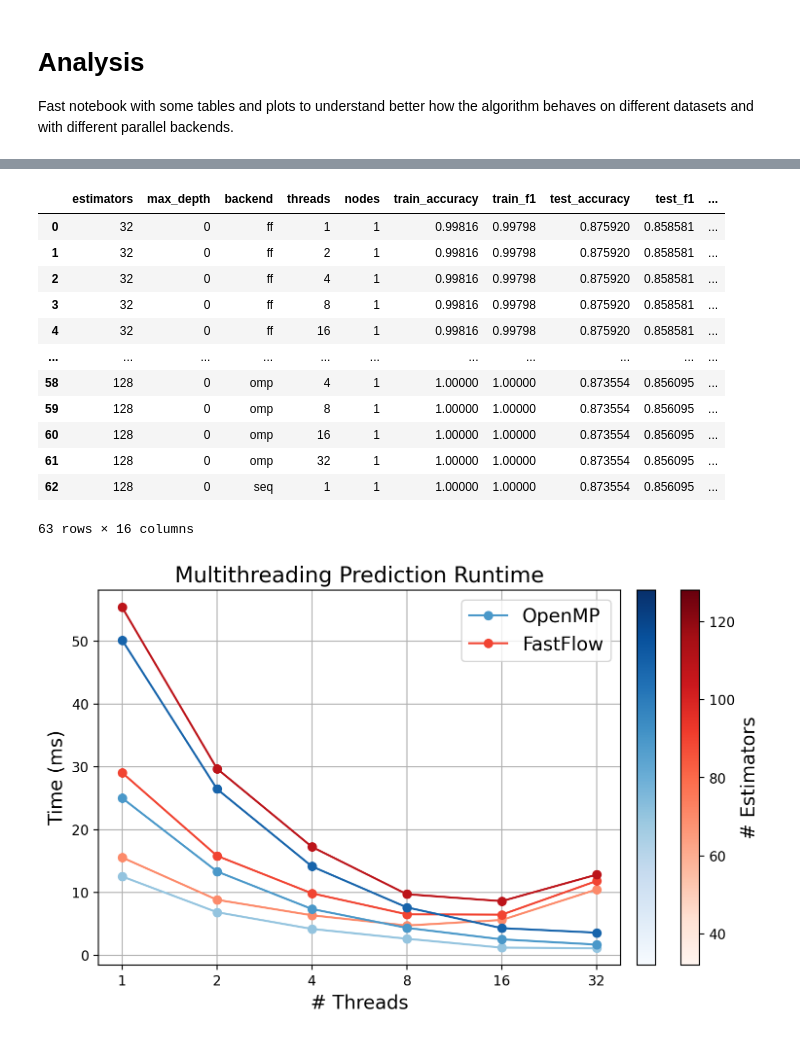
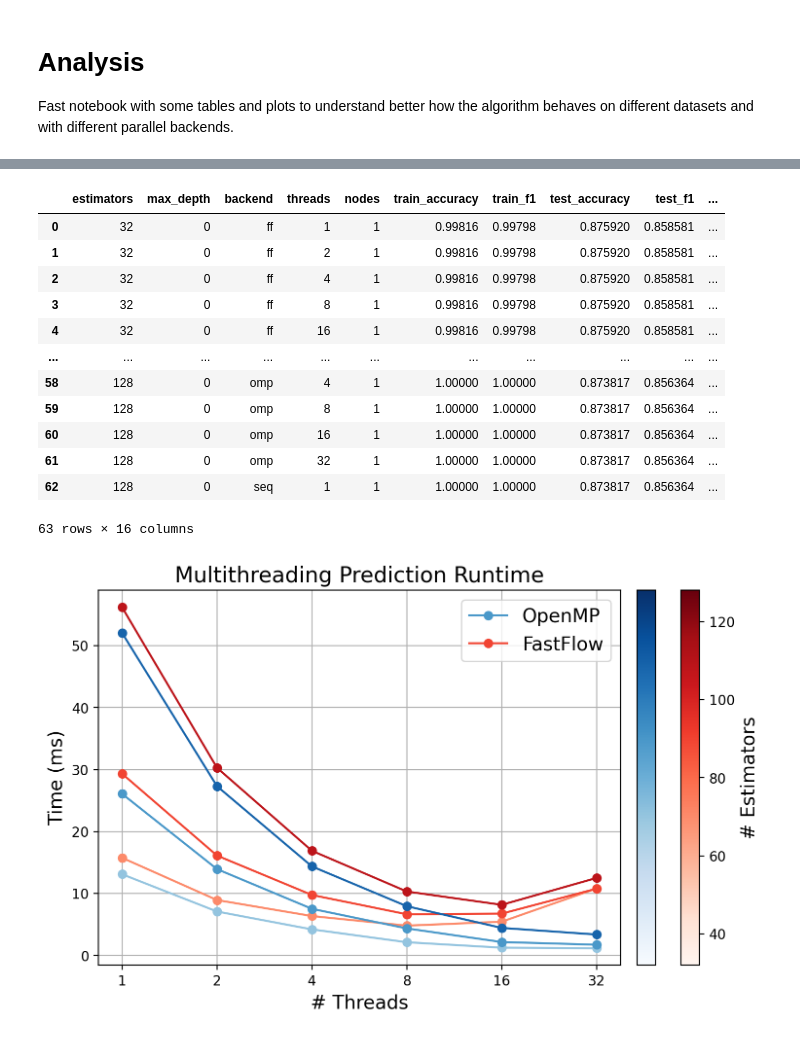
Before and after one commit to FedericoBustaffa/random_forest, a Jupyter notebook: notebooks/threading.ipynb, the cells around one changed output, grey strips where cells are left out. Cells and saved outputs as stored; diff of their text form; code cells hidden in the pictures.

```diff
--- a/notebooks/threading.ipynb
+++ b/notebooks/threading.ipynb
@@ -6,7 +6,7 @@ behaves on different datasets and with different parallel backends.
 # %%
 import pandas as pd
 
-df = pd.read_csv("../results/cluster_magic_5.csv")
+df = pd.read_csv("../results/cluster_magic_6.csv")
 df
 # %% [output]
 |  | estimators | max_depth | backend | threads | nodes | train_accuracy | train_f1 | test_accuracy | test_f1 | ... |
@@ -187,7 +175,7 @@ from matplotlib.cm import ScalarMappable
 from matplotlib.colors import Normalize
 
 omp = df[df["backend"] == "omp"]
-ff  = df[df["backend"] == "ff"]
+ff = df[df["backend"] == "ff"]
 
 estimators = np.sort(df["estimators"].unique())
 
@@ -195,21 +183,15 @@ fig, ax = plt.subplots(figsize=(8, 5), dpi=200)
 ax.set_title("Multithreading Training Efficiency", fontsize=16)
 
 blues = plt.cm.Blues(np.linspace(0.4, 0.8, len(estimators)))
-reds  = plt.cm.Reds (np.linspace(0.4, 0.8, len(estimators)))
+reds = plt.cm.Reds(np.linspace(0.4, 0.8, len(estimators)))
 
 for i, e in enumerate(estimators):
     omp_e = omp[omp["estimators"] == e]
-    ff_e  = ff [ff ["estimators"] == e]
+    ff_e = ff[ff["estimators"] == e]
 
-    ax.plot(
-        omp_e["threads"], omp_e["train_efficiency"],
-        marker="o", color=blues[i]
-    )
+    ax.plot(omp_e["threads"], omp_e["train_efficiency"], marker="o", color=blues[i])
 
-    ax.plot(
-        ff_e["threads"], ff_e["train_efficiency"],
-        marker="o", color=reds[i]
-    )
+    ax.plot(ff_e["threads"], ff_e["train_efficiency"], marker="o", color=reds[i])
 
 # ----- COLORBAR -----
 norm = Normalize(vmin=estimators.min(), vmax=estimators.max())
@@ -237,8 +219,8 @@ ax.set_xlabel("Threads", fontsize=14)
 ax.set_ylabel("Efficiency", fontsize=14)
 ax.grid()
 
-omp_handle = plt.Line2D([], [], color=blues[1], marker='o', label='OpenMP')
-ff_handle  = plt.Line2D([], [], color=reds[1], marker='o', label='FastFlow')
+omp_handle = plt.Line2D([], [], color=blues[1], marker="o", label="OpenMP")
+ff_handle = plt.Line2D([], [], color=reds[1], marker="o", label="FastFlow")
 ax.legend(handles=[omp_handle, ff_handle], fontsize=14)
 
 plt.show()
@@ -260,15 +242,15 @@ df
 | 3 | 32 | 0 | ff | 8 | 1 | 0.99816 | 0.99798 | 0.875920 | 0.858581 | ... |
 | 4 | 32 | 0 | ff | 16 | 1 | 0.99816 | 0.99798 | 0.875920 | 0.858581 | ... |
 | ... | ... | ... | ... | ... | ... | ... | ... | ... | ... | ... |
-| 58 | 128 | 0 | omp | 4 | 1 | 1.00000 | 1.00000 | 0.873554 | 0.856095 | ... |
-| 59 | 128 | 0 | omp | 8 | 1 | 1.00000 | 1.00000 | 0.873554 | 0.856095 | ... |
-| 60 | 128 | 0 | omp | 16 | 1 | 1.00000 | 1.00000 | 0.873554 | 0.856095 | ... |
-| 61 | 128 | 0 | omp | 32 | 1 | 1.00000 | 1.00000 | 0.873554 | 0.856095 | ... |
-| 62 | 128 | 0 | seq | 1 | 1 | 1.00000 | 1.00000 | 0.873554 | 0.856095 | ... |
+| 58 | 128 | 0 | omp | 4 | 1 | 1.00000 | 1.00000 | 0.873817 | 0.856364 | ... |
+| 59 | 128 | 0 | omp | 8 | 1 | 1.00000 | 1.00000 | 0.873817 | 0.856364 | ... |
+| 60 | 128 | 0 | omp | 16 | 1 | 1.00000 | 1.00000 | 0.873817 | 0.856364 | ... |
+| 61 | 128 | 0 | omp | 32 | 1 | 1.00000 | 1.00000 | 0.873817 | 0.856364 | ... |
+| 62 | 128 | 0 | seq | 1 | 1 | 1.00000 | 1.00000 | 0.873817 | 0.856364 | ... |
 63 rows × 16 columns
 # %%
 omp = df[df["backend"] == "omp"]
-ff  = df[df["backend"] == "ff"]
+ff = df[df["backend"] == "ff"]
 
 estimators = np.sort(df["estimators"].unique())
 
@@ -276,54 +258,48 @@ fig, ax = plt.subplots(figsize=(8, 5), dpi=200)
 ax.set_title("Multithreading Prediction Runtime", fontsize=16)
 
 blues = plt.cm.Blues(np.linspace(0.4, 0.8, len(estimators)))
-reds  = plt.cm.Reds (np.linspace(0.4, 0.8, len(estimators)))
+reds = plt.cm.Reds(np.linspace(0.4, 0.8, len(estimators)))
 
 for i, e in enumerate(estimators):
     omp_e = omp[omp["estimators"] == e]
-    ff_e  = ff [ff ["estimators"] == e]
+    ff_e = ff[ff["estimators"] == e]
 
-    ax.plot(
-        omp_e["threads"], omp_e["test_predict_time"],
-        marker="o", color=blues[i]
-    )
+    ax.plot(omp_e["threads"], omp_e["test_predict_time"], marker="o", color=blues[i])
 
-    ax.plot(
-        ff_e["threads"], ff_e["test_predict_time"],
-        marker="o", color=reds[i]
-    )
+    ax.plot(ff_e["threads"], ff_e["test_predict_time"], marker="o", color=reds[i])
 
 # ----- COLORBAR -----
 norm = Normalize(vmin=estimators.min(), vmax=estimators.max())
 
 sm_omp = ScalarMappable(norm=norm, cmap=plt.cm.Blues)
 sm_omp.set_array([])
 
 sm_ff = ScalarMappable(norm=norm, cmap=plt.cm.Reds)
 sm_ff.set_array([])
 
 cbar_ff = fig.colorbar(sm_ff, ax=ax, fraction=0.035, pad=0.04)
 cbar_ff.set_label(r"# Estimators", fontsize=14)
 # cbar_ff.set_ticks([])
 
 cbar_omp = fig.colorbar(sm_omp, ax=ax, fraction=0.035, pad=0.03)
 cbar_omp.set_ticks([])
 
 # ----- AXES -----
 ax.set_xscale("log", base=2)
 ticks = df["threads"].unique()
 ax.set_xticks(ticks)
 ax.set_xticklabels([str(t) for t in ticks])
 
 ax.set_xlabel("# Threads", fontsize=14)
 ax.set_ylabel("Time (ms)", fontsize=14)
 ax.grid()
 
-omp_handle = plt.Line2D([], [], color=blues[1], marker='o', label='OpenMP')
-ff_handle  = plt.Line2D([], [], color=reds[1], marker='o', label='FastFlow')
+omp_handle = plt.Line2D([], [], color=blues[1], marker="o", label="OpenMP")
+ff_handle = plt.Line2D([], [], color=reds[1], marker="o", label="FastFlow")
 ax.legend(handles=[omp_handle, ff_handle], fontsize=14)
 
 plt.show()
 # %% [output]
-[figure, old version]
+[figure, new version]
 # %%
 omp = df[df["backend"] == "omp"]
```
Also changed, not shown: parts of 8 cells of this notebook, 1 other file.
